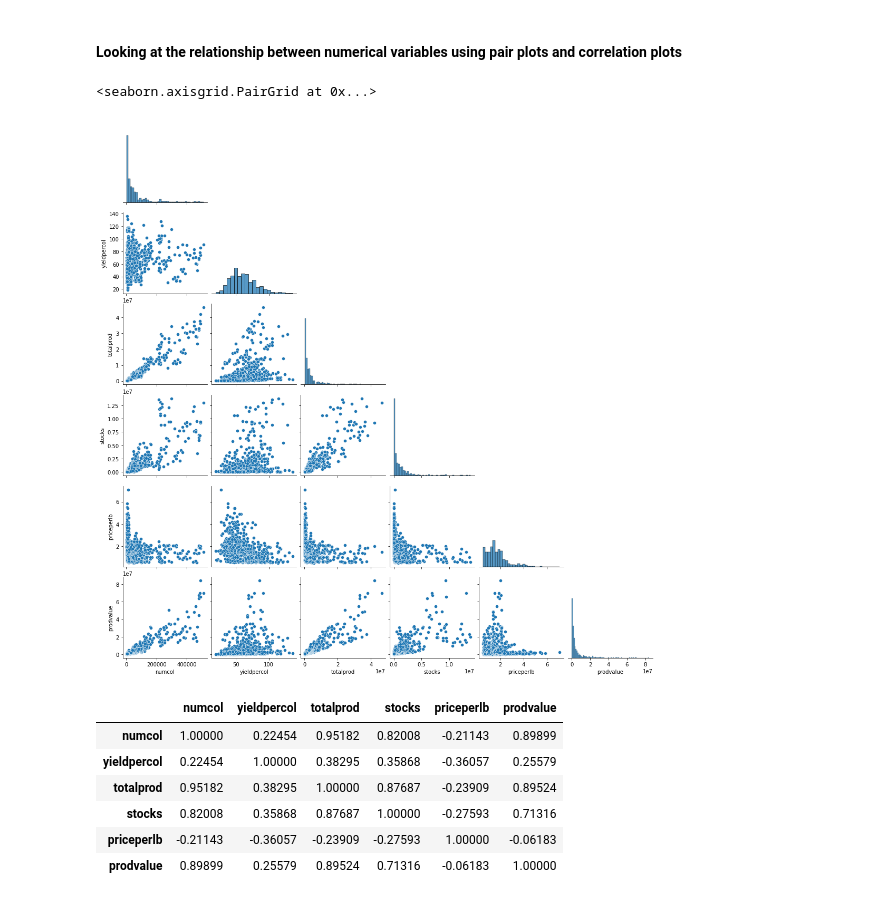
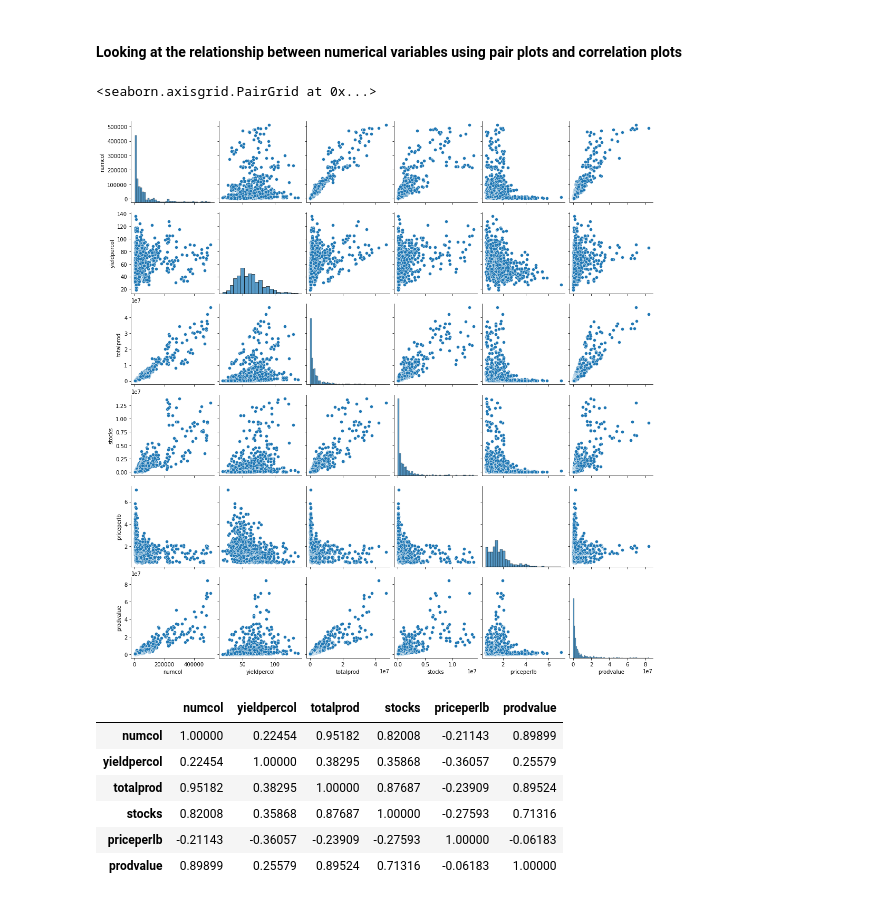
Before and after one commit to sirhomersimpson/pgp-aiml, a Jupyter notebook: fundamentals_aiml/honey_production_cast_study.ipynb, the cells around one changed output. Saved outputs shown, nothing was run; the diff lists cells and outputs as text; code cells hidden in the pictures.

```diff
--- a/fundamentals_aiml/honey_production_cast_study.ipynb
+++ b/fundamentals_aiml/honey_production_cast_study.ipynb
@@ -119,11 +108,10 @@ honeyprod['numcol'].hist()
 # %% [markdown]
 #### Looking at the relationship between numerical variables using pair plots and correlation plots
-# %%
-#sns.pairplot(honeyprod)
-sns.pairplot(honeyprod, corner=True)
-# %% [output]
-<seaborn.axisgrid.PairGrid at 0x...>
-[figure, removed]
+# %%
+sns.pairplot(honeyprod)
+# %% [output]
+<seaborn.axisgrid.PairGrid at 0x...>
+[figure, added]
 # %%
 correlation = honeyprod.corr() # creating a 2-D Matrix with correlation plots
 correlation
```
Also changed, not shown: parts of 9 cells of this notebook, 3 other files.
